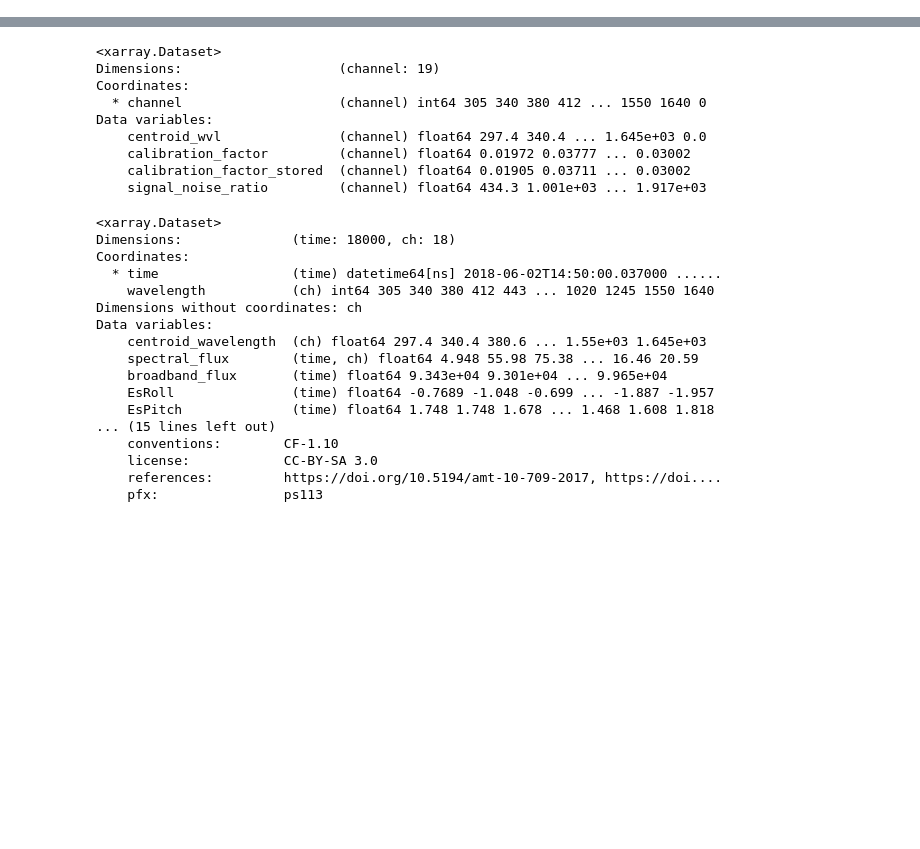
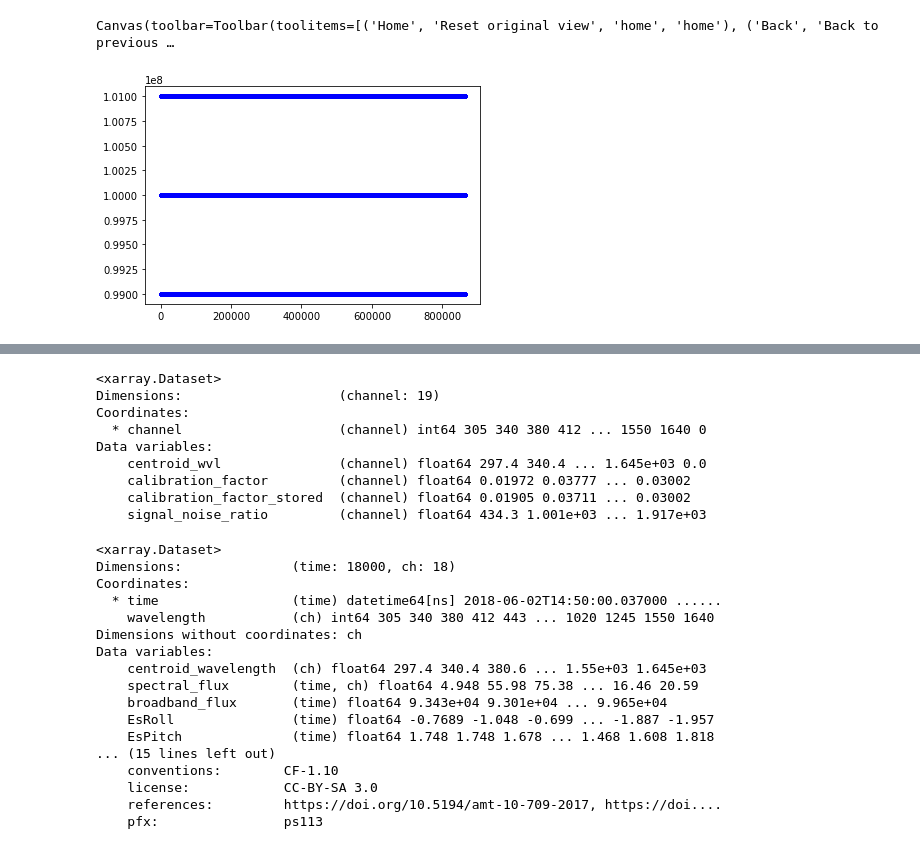
Before and after one commit to jonas-witthuhn/shrad-pro, a Jupyter notebook: test_shrad.ipynb, the cells around one changed output, grey strips where cells are left out. Cells and saved outputs as stored; diff of their text form; code cells hidden in the pictures; blank space fills up the shorter version.

```diff
--- a/test_shrad.ipynb
+++ b/test_shrad.ipynb
@@ -247,0 +99,17 @@ Assigning INS data ...
+# %%
+### l1a -> l1b
+File = '../shrad-data/ps83/l1a_calibrated/ps83_GUV_000350_C_20140308.nc'
+File = "example-data/l1a_calibrated/ps113_GUV_000350_C_20180602.nc"
+
+DS1 = xr.open_dataset(File)
+drdp, dy = shcalc.estimate_guv2ins_misalignment(DS1)
+# drdp = (1.7012187195495632, -0.2762297878248698)
+# dy = 129.6787139483416
+DS2 = utils.add_offset_angles(DS1, drdp, dy)
+DS3 = utils.add_apparent_zenith_angle(DS2.copy())
+DS4 = utils.correct_uv_cosine_response(DS3.copy(),
+                                       channels=['305','350'],
+                                       correction_file="data/Correction_function_GUVis3511_SN351.csv")
+DS4 = utils.correct_cosine_and_motion(DS4.copy(),
+                                      cosine_error_file="data/AngularResponse_GUV350_140129.csv",
+                                      misalignment_file="data/motioncorrection/C3lookup_{channel}.nc")
@@ -247,0 +142,23 @@ Assigning INS data ...
+# %%
+%matplotlib widget
+fig = plt.figure()
+ax = fig.add_subplot(111)
+# ax.plot(DS1.time, DS1.SolarZenithAngle,'b')
+# ax.plot(DS4.time, DS4.ApparentSolarZenithAngle,'r')
+ax.plot(DS1.time, DS1.spectral_flux[:,12],'b')
+ax.plot(DS4.time, DS4.spectral_flux[:,12],'r')
+ax.grid(True)
+# %% [output]
+Canvas(toolbar=Toolbar(toolitems=[('Home', 'Reset original view', 'home', 'home'), ('Back', 'Back to previous …
+# %%
+ins = xr.open_dataset("../shrad-data/ps83/ancillary/ps83_INS_20140308.nc")
+ins = ins.dropna('time')
+# _, index = np.unique(ins['time'].data, return_index=True)
+# ins = ins.isel(time=index)
+# plt.plot(ins.time.data,'b.')
+plt.plot(np.diff(ins.time.data),'b.')
+#
+# ins = ins.reset_index('time').rename({'time_':'time'})
+ins = ins.interp_like(DS1)
+# %% [output]
+[figure, added]
```
Also changed, not shown: parts of 24 cells of this notebook, 28 other files.
